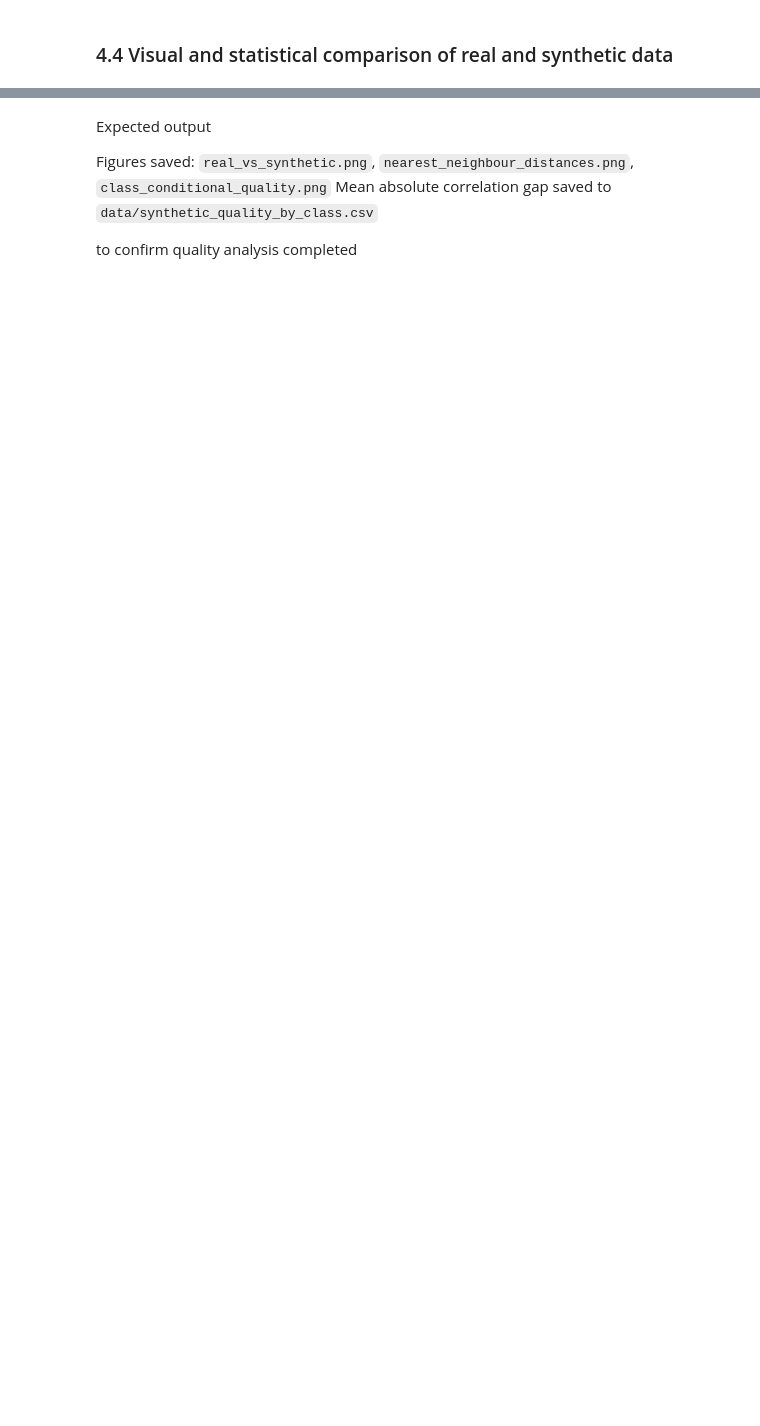
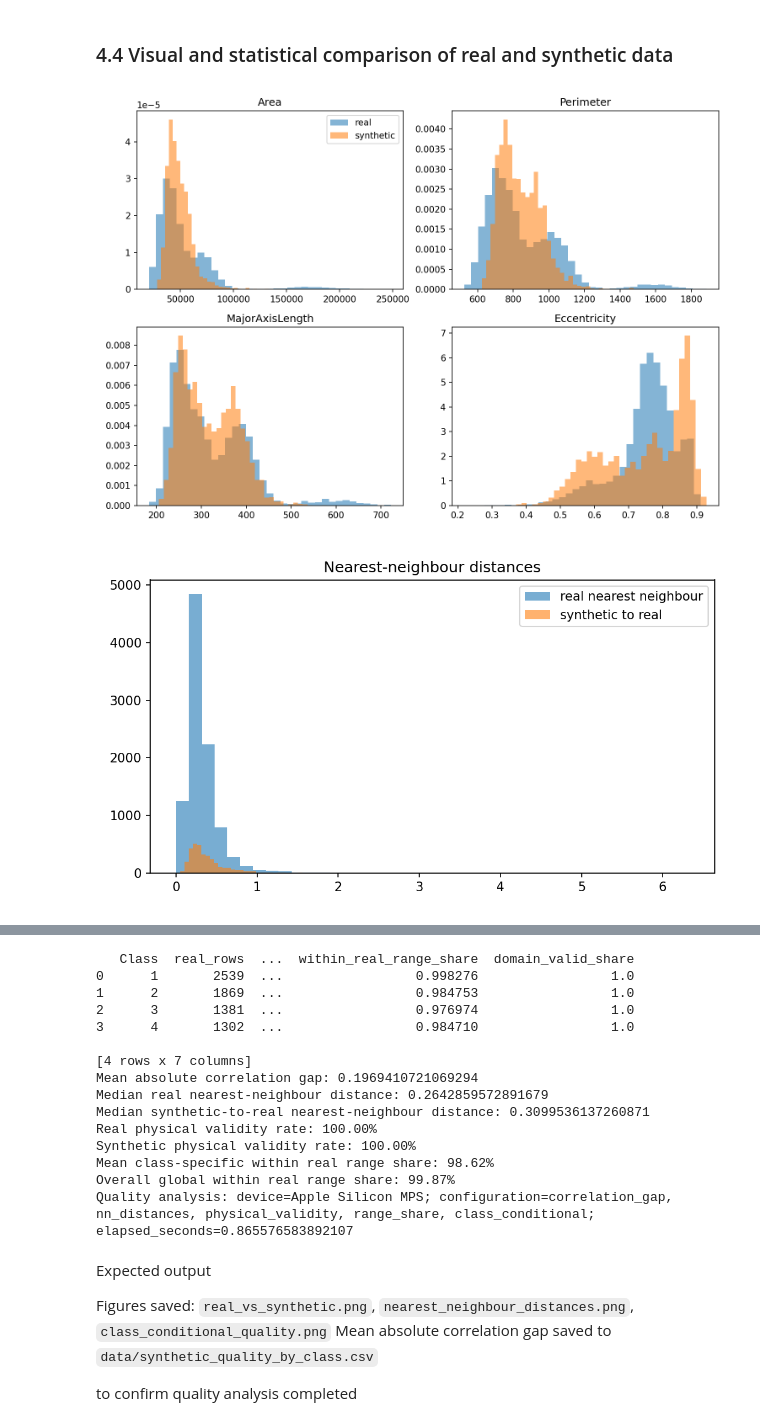
Before and after one commit to yangliunz/1173808-COMP662A1, a Jupyter notebook: notebooks/1173808_Assignment1.ipynb, the cells around one changed output, grey strips where cells are left out. Drawn from its saved outputs; the diff is of its cells as text; code cells hidden in the pictures; blank space fills up the shorter version.

```diff
--- a/notebooks/1173808_Assignment1.ipynb
+++ b/notebooks/1173808_Assignment1.ipynb
@@ -577,6 +663,13 @@ def save_quality_figures(real, real_y, synthetic, synthetic_y, features):
     fig.savefig(FIGURES / "nearest_neighbour_distances.png", dpi=150)
     plt.close(fig)
 
+    # Domain physical consistency rate: check all constraints defined in Task 1.3
+    real_valid_rate = float(is_physically_valid(real).mean())
+    synth_valid_rate = float(is_physically_valid(synthetic).mean())
+
+    # Global and class-specific within real range share
+    overall_within_range = float(((synthetic[features] >= real[features].min()) & (synthetic[features] <= real[features].max())).to_numpy().mean())
+
     # Class-conditional quality metrics.
     rows = []
     for label in sorted(synthetic_y.unique()):
@@ -590,36 +683,45 @@ def save_quality_figures(real, real_y, synthetic, synthetic_y, features):
             "mean_standardized_mean_gap": ((synthetic_class[features].mean() - real_class[features].mean()).abs() / scale).mean(),
             "mean_correlation_gap": (real_class[features].corr() - synthetic_class[features].corr()).abs().to_numpy().mean(),
             "within_real_range_share": ((synthetic_class[features] >= real_class[features].min()) & (synthetic_class[features] <= real_class[features].max())).to_numpy().mean(),
+            "domain_valid_share": float(is_physically_valid(synthetic_class).mean()),
         })
 
     quality = pd.DataFrame(rows)
     quality.to_csv(OUTPUT_DATA / "synthetic_quality_by_class.csv", index=False)
+    mean_class_within_range = float(quality["within_real_range_share"].mean())
 
     # Class-conditional feature distributions.
     fig, axes = plt.subplots(len(quality), 2, figsize=(9, 3 * len(quality)), squeeze=False)
     for row, label in enumerate(quality["Class"]):
         for column, feature in enumerate(["Area", "Eccentricity"]):
             axes[row, column].hist(real.loc[real_y == label, feature], bins=30, density=True, alpha=0.55, label="real")
             axes[row, column].hist(synthetic.loc[synthetic_y == label, feature], bins=30, density=True, alpha=0.55, label="synthetic")
             axes[row, column].set_title(f"Class {label}: {feature}")
     axes[0, 0].legend()
     fig.tight_layout()
     fig.savefig(FIGURES / "class_conditional_quality.png", dpi=150)
     plt.close(fig)
 
-    return correlation_gap, float(np.median(distances)), float(np.median(synth_distances)), quality
+    return correlation_gap, float(np.median(distances)), float(np.median(synth_distances)), real_valid_rate, synth_valid_rate, mean_class_within_range, overall_within_range, quality
 
 
-correlation_gap, real_neighbour_distance, synthetic_neighbour_distance, quality_by_class = save_quality_figures(
+correlation_gap, real_neighbour_distance, synthetic_neighbour_distance, real_valid_rate, synth_valid_rate, mean_class_range_share, global_range_share, quality_by_class = save_quality_figures(
     x_train, y_train, synthetic_x, synthetic_y, features
 )
 
 display(Image(filename=FIGURES / "real_vs_synthetic.png"))
 display(Image(filename=FIGURES / "nearest_neighbour_distances.png"))
 display(Image(filename=FIGURES / "class_conditional_quality.png"))
 display(quality_by_class)
 
 print(f"Mean absolute correlation gap: {format_decimal(correlation_gap)}")
 print(f"Median real nearest-neighbour distance: {format_decimal(real_neighbour_distance)}")
 print(f"Median synthetic-to-real nearest-neighbour distance: {format_decimal(synthetic_neighbour_distance)}")
-log_cell("Quality analysis", cell_started, "correlation_gap, nn_distances, class_conditional")
+print(f"Real physical validity rate: {real_valid_rate * 100:.2f}%")
+print(f"Synthetic physical validity rate: {synth_valid_rate * 100:.2f}%")
+print(f"Mean class-specific within real range share: {mean_class_range_share * 100:.2f}%")
+print(f"Overall global within real range share: {global_range_share * 100:.2f}%")
+log_cell("Quality analysis", cell_started, "correlation_gap, nn_distances, physical_validity, range_share, class_conditional")
+# %% [output]
+[figure, added]
+[figure, added]
@@ -626,3 +729,18 @@ log_cell("Quality analysis", cell_started, "correlation_gap, nn_distances, class
+   Class  real_rows  ...  within_real_range_share  domain_valid_share
+0      1       2539  ...                 0.998276                 1.0
+1      2       1869  ...                 0.984753                 1.0
+2      3       1381  ...                 0.976974                 1.0
+3      4       1302  ...                 0.984710                 1.0
+
+[4 rows x 7 columns]
+Mean absolute correlation gap: 0.1969410721069294
+Median real nearest-neighbour distance: 0.2642859572891679
+Median synthetic-to-real nearest-neighbour distance: 0.3099536137260871
+Real physical validity rate: 100.00%
+Synthetic physical validity rate: 100.00%
+Mean class-specific within real range share: 98.62%
+Overall global within real range share: 99.87%
+Quality analysis: device=Apple Silicon MPS; configuration=correlation_gap, nn_distances, physical_validity, range_share, class_conditional; elapsed_seconds=0.865576583892107
 # %% [markdown]
 Expected output
 
```
Also changed, not shown: parts of 30 cells of this notebook, 7 other files.
